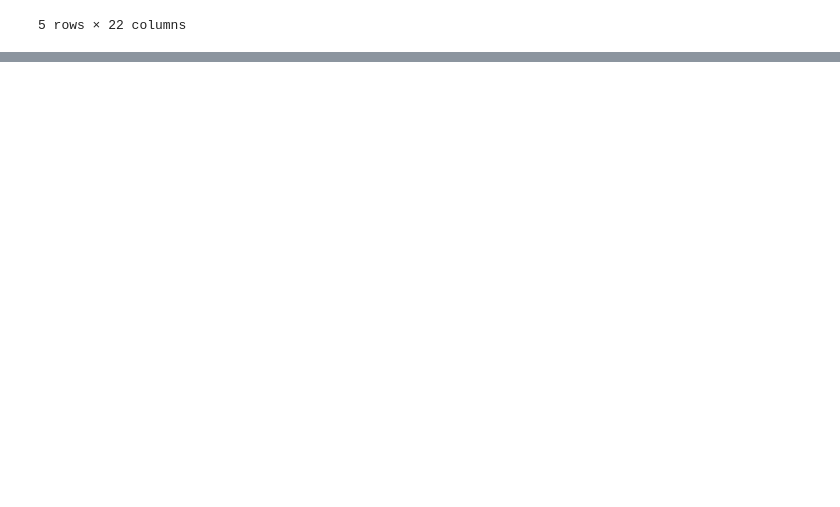
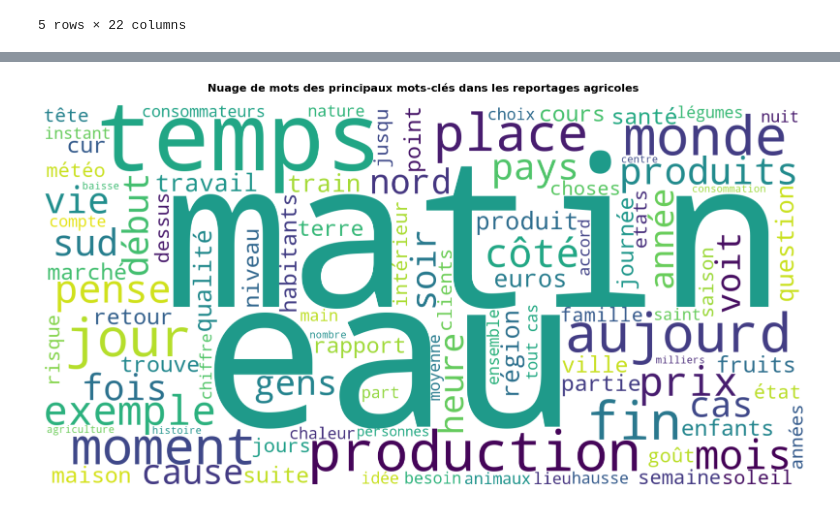
Before and after one commit to dataforgoodfr/ome-hackathon-season-14, a Jupyter notebook: analysis/analysis.ipynb, the cells around one changed output, grey strips where cells are left out. Drawn from its saved outputs; the diff is of its cells as text; code cells hidden in the pictures; blank space fills up the shorter version.

```diff
--- a/analysis/analysis.ipynb
+++ b/analysis/analysis.ipynb
@@ -26,0 +345,13 @@ df_final.head()
+# %%
+# Analyser les mots-clés pour identifier les angles de traitement
+all_keywords = []
+for keywords in df_final['keywords_filtered']:
+    extracted = extract_actors(keywords)  # Réutiliser la fonction pour extraire les listes
+    all_keywords.extend(extracted)
+
+# Compter les mots-clés
+keyword_counts = Counter(all_keywords)
+print(f"Nombre total de mots-clés uniques: {len(keyword_counts)}")
+print(f"\nTop 30 des mots-clés les plus fréquents:")
+for keyword, count in keyword_counts.most_common(30):
+    print(f"  {keyword}: {count}")
@@ -26,0 +418,22 @@ df_final.head()
+# %%
+# Visualisation 5: Nuage de mots des mots-clés
+from wordcloud import WordCloud
+
+# Créer un dictionnaire de fréquences pour le nuage de mots
+keyword_freq = dict(keyword_counts.most_common(100))
+
+fig, ax = plt.subplots(figsize=(16, 10))
+wordcloud = WordCloud(width=1600, height=800,
+                     background_color='white',
+                     colormap='viridis',
+                     relative_scaling=0.5,
+                     min_font_size=10).generate_from_frequencies(keyword_freq)
+
+ax.imshow(wordcloud, interpolation='bilinear')
+ax.axis('off')
+ax.set_title('Nuage de mots des principaux mots-clés dans les reportages agricoles',
+             fontsize=16, fontweight='bold', pad=20)
+plt.tight_layout()
+plt.show()
+# %% [output]
+[figure, added]
```
Also changed, not shown: parts of 49 cells of this notebook, 10 other files.
